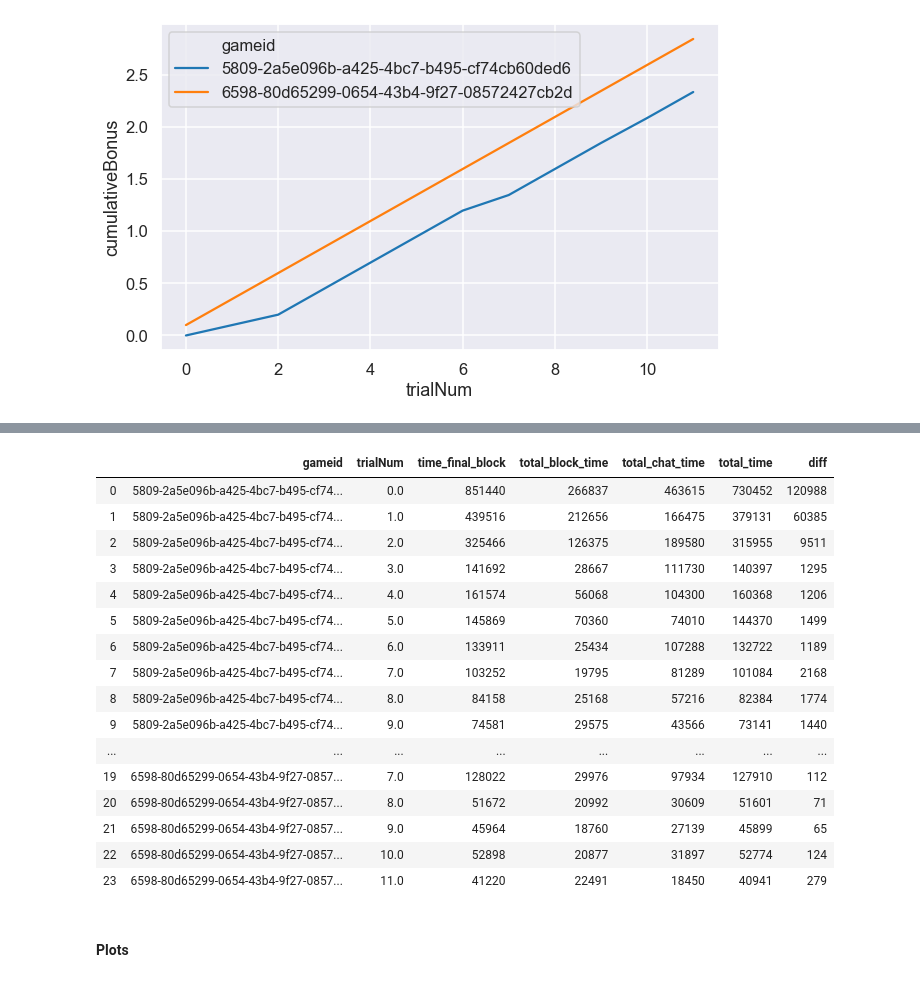
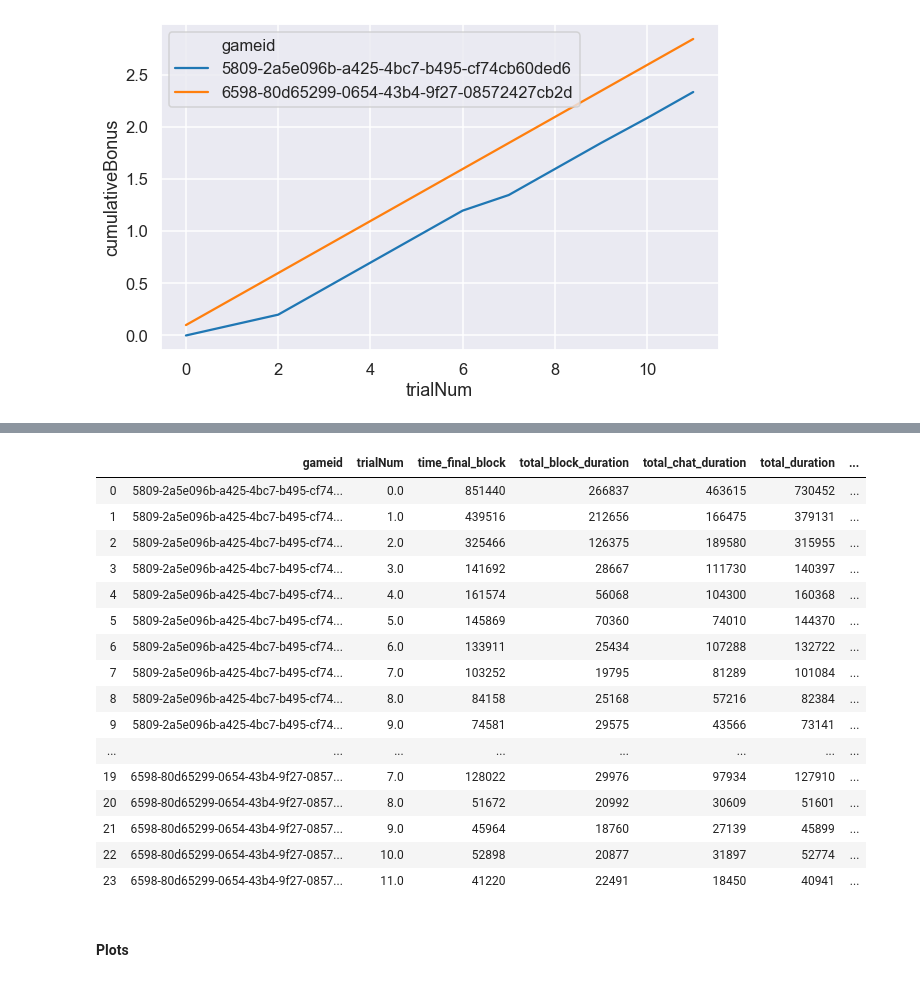
Before and after one commit to cogtoolslab/compositional-abstractions, a Jupyter notebook: analysis/compabs_analysis_p3.ipynb, the cells around one changed output, grey strips where cells are left out. Cells and saved outputs as stored; diff of their text form; code cells hidden in the pictures.

```diff
--- a/analysis/compabs_analysis_p3.ipynb
+++ b/analysis/compabs_analysis_p3.ipynb
@@ -460,34 +488,44 @@ chat_times_trial = df_chat[~df_chat.practice].groupby(['gameid','trialNum'])\
 total_block_times = df_block[(~df_block.practice)].groupby(['gameid','trialNum','turnNum'])\
                     ['timeElapsedInTurn'].max()\
                     .groupby(['gameid','trialNum']).sum().reset_index()
-# %%
-df_trial_time['total_block_time'] = total_block_times['timeElapsedInTurn']
-
-df_trial_time['total_chat_time'] = chat_times['timeElapsedInTurn']
-
-df_trial_time['total_time'] = df_trial_time['total_chat_time'] + df_trial_time['total_block_time']
-
-df_trial_time['diff'] = df_trial_time['time_final_block'] - df_trial_time['total_time']
-
-df_trial_time
-# %% [output]
-|  | gameid | trialNum | time_final_block | total_block_time | total_chat_time | total_time | diff |
-| 0 | 5809-2a5e096b-a425-4bc7-b495-cf74... | 0.0 | 851440 | 266837 | 463615 | 730452 | 120988 |
-| 1 | 5809-2a5e096b-a425-4bc7-b495-cf74... | 1.0 | 439516 | 212656 | 166475 | 379131 | 60385 |
-| 2 | 5809-2a5e096b-a425-4bc7-b495-cf74... | 2.0 | 325466 | 126375 | 189580 | 315955 | 9511 |
-| 3 | 5809-2a5e096b-a425-4bc7-b495-cf74... | 3.0 | 141692 | 28667 | 111730 | 140397 | 1295 |
-| 4 | 5809-2a5e096b-a425-4bc7-b495-cf74... | 4.0 | 161574 | 56068 | 104300 | 160368 | 1206 |
-| 5 | 5809-2a5e096b-a425-4bc7-b495-cf74... | 5.0 | 145869 | 70360 | 74010 | 144370 | 1499 |
-| 6 | 5809-2a5e096b-a425-4bc7-b495-cf74... | 6.0 | 133911 | 25434 | 107288 | 132722 | 1189 |
-| 7 | 5809-2a5e096b-a425-4bc7-b495-cf74... | 7.0 | 103252 | 19795 | 81289 | 101084 | 2168 |
-| 8 | 5809-2a5e096b-a425-4bc7-b495-cf74... | 8.0 | 84158 | 25168 | 57216 | 82384 | 1774 |
-| 9 | 5809-2a5e096b-a425-4bc7-b495-cf74... | 9.0 | 74581 | 29575 | 43566 | 73141 | 1440 |
-| ... | ... | ... | ... | ... | ... | ... | ... |
-| 19 | 6598-80d65299-0654-43b4-9f27-0857... | 7.0 | 128022 | 29976 | 97934 | 127910 | 112 |
-| 20 | 6598-80d65299-0654-43b4-9f27-0857... | 8.0 | 51672 | 20992 | 30609 | 51601 | 71 |
-| 21 | 6598-80d65299-0654-43b4-9f27-0857... | 9.0 | 45964 | 18760 | 27139 | 45899 | 65 |
-| 22 | 6598-80d65299-0654-43b4-9f27-0857... | 10.0 | 52898 | 20877 | 31897 | 52774 | 124 |
-| 23 | 6598-80d65299-0654-43b4-9f27-0857... | 11.0 | 41220 | 22491 | 18450 | 40941 | 279 |
+# %%
+# time from trial_start to final block placed in turn, summed across the trial
+df_trial_time['total_block_duration'] = total_block_times['timeElapsedInTurn']
+
+# time from trial_start to chat message sent, summed across the trial
+df_trial_time['total_chat_duration'] = chat_times['timeElapsedInTurn']
+
+# sum of block placement and chat time in a trial
+df_trial_time['total_duration'] = df_trial_time['total_chat_duration'] + df_trial_time['total_block_duration']
+
+# differnce between final block placement time and total chat plus block placement time.
+# i.e. the total extra time in a trial, mainly consisting of time to press done button
+df_trial_time['diff'] = df_trial_time['time_final_block'] - df_trial_time['total_duration']
+
+# in addition, add a total_turn_duration-
+#  the time between this turn start and the next turn start (or final block placement)
+#  as an estimate for when the Done button is pressed.
+# didn't have the data for this in pilot3- we are now saving turnStartTime
+
+df_trial_time
+# %% [output]
+|  | gameid | trialNum | time_final_block | total_block_duration | total_chat_duration | total_duration | ... |
+| 0 | 5809-2a5e096b-a425-4bc7-b495-cf74... | 0.0 | 851440 | 266837 | 463615 | 730452 | ... |
+| 1 | 5809-2a5e096b-a425-4bc7-b495-cf74... | 1.0 | 439516 | 212656 | 166475 | 379131 | ... |
+| 2 | 5809-2a5e096b-a425-4bc7-b495-cf74... | 2.0 | 325466 | 126375 | 189580 | 315955 | ... |
+| 3 | 5809-2a5e096b-a425-4bc7-b495-cf74... | 3.0 | 141692 | 28667 | 111730 | 140397 | ... |
+| 4 | 5809-2a5e096b-a425-4bc7-b495-cf74... | 4.0 | 161574 | 56068 | 104300 | 160368 | ... |
+| 5 | 5809-2a5e096b-a425-4bc7-b495-cf74... | 5.0 | 145869 | 70360 | 74010 | 144370 | ... |
+| 6 | 5809-2a5e096b-a425-4bc7-b495-cf74... | 6.0 | 133911 | 25434 | 107288 | 132722 | ... |
+| 7 | 5809-2a5e096b-a425-4bc7-b495-cf74... | 7.0 | 103252 | 19795 | 81289 | 101084 | ... |
+| 8 | 5809-2a5e096b-a425-4bc7-b495-cf74... | 8.0 | 84158 | 25168 | 57216 | 82384 | ... |
+| 9 | 5809-2a5e096b-a425-4bc7-b495-cf74... | 9.0 | 74581 | 29575 | 43566 | 73141 | ... |
+| ... | ... | ... | ... | ... | ... | ... | ... |
+| 19 | 6598-80d65299-0654-43b4-9f27-0857... | 7.0 | 128022 | 29976 | 97934 | 127910 | ... |
+| 20 | 6598-80d65299-0654-43b4-9f27-0857... | 8.0 | 51672 | 20992 | 30609 | 51601 | ... |
+| 21 | 6598-80d65299-0654-43b4-9f27-0857... | 9.0 | 45964 | 18760 | 27139 | 45899 | ... |
+| 22 | 6598-80d65299-0654-43b4-9f27-0857... | 10.0 | 52898 | 20877 | 31897 | 52774 | ... |
+| 23 | 6598-80d65299-0654-43b4-9f27-0857... | 11.0 | 41220 | 22491 | 18450 | 40941 | ... |
 # %% [markdown]
 #### Plots
 # %%
```
Also changed, not shown: parts of 15 cells of this notebook.
